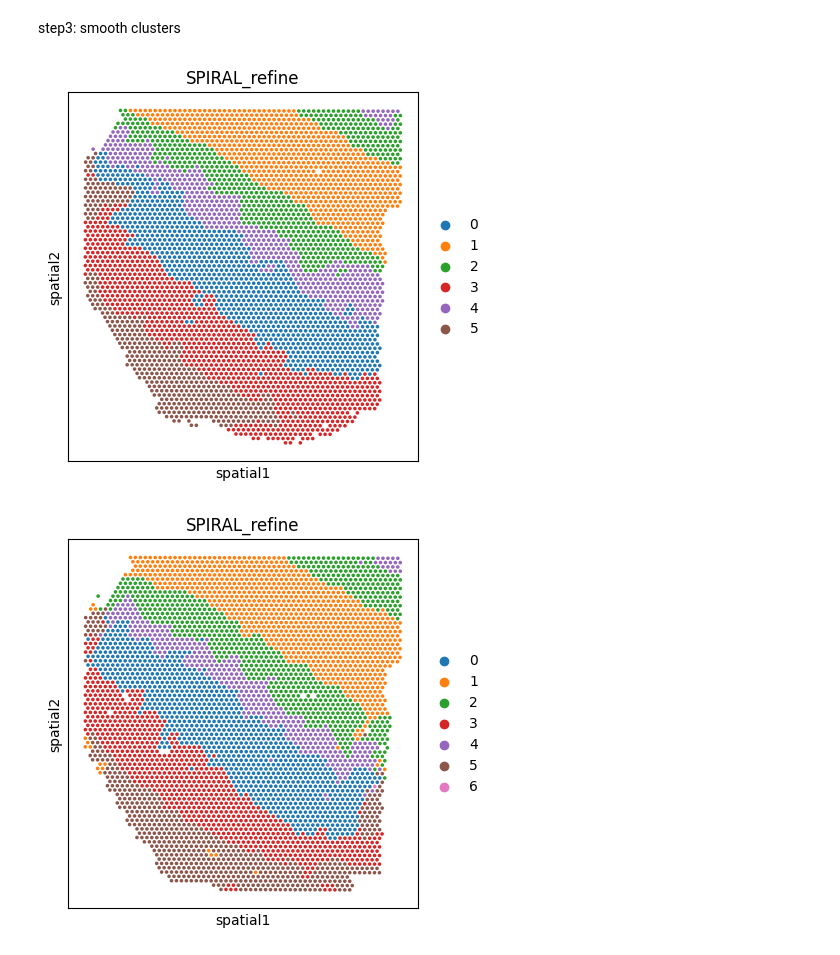
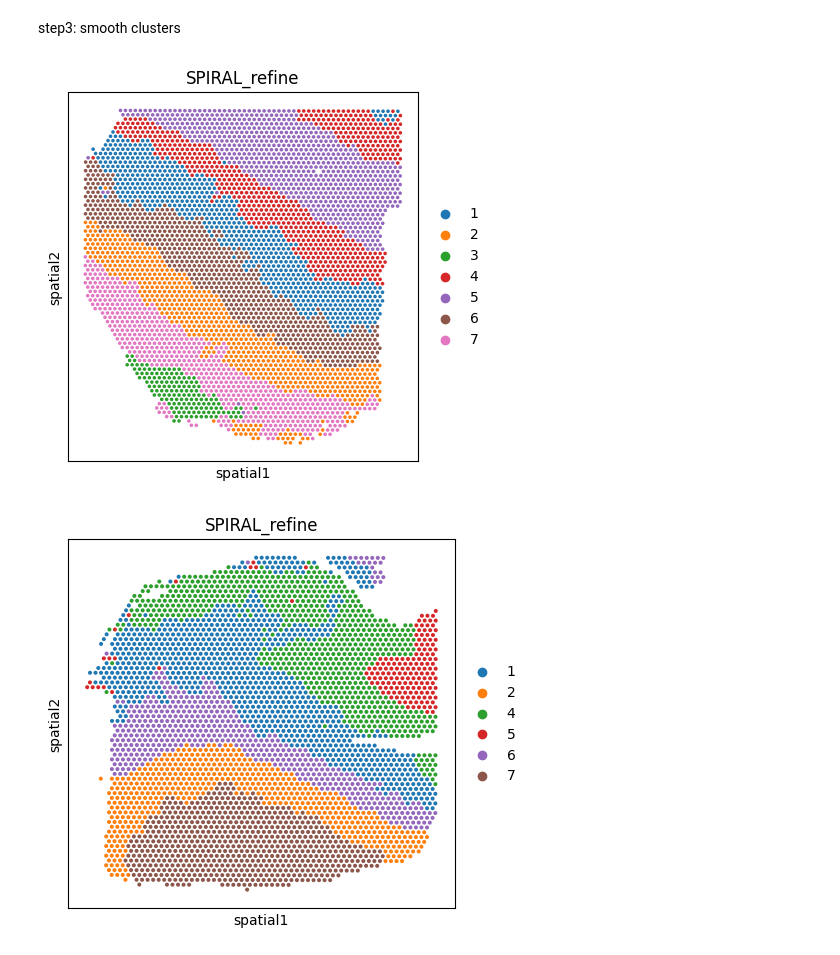
Before and after one commit to TheLittleJimmy/SPIRAL_pyG, a Jupyter notebook: demo/demo_DLPFC.ipynb, the cells around one changed output. Drawn from its saved outputs; the diff is of its cells as text; code cells hidden in the pictures.

```diff
--- a/demo/demo_DLPFC.ipynb
+++ b/demo/demo_DLPFC.ipynb
@@ -80,7 +80,7 @@ parser.add_argument('--Q', type=float, default=1.0, help='Control parameter to i
 
 
 parser.add_argument('--epochs', type=int, default=100, help='Number of epochs to train.')
-parser.add_argument('--batch_size', type=int, default=1024, help='Size of batches to train.')
+parser.add_argument('--batch_size', type=int, default=2048, help='Size of batches to train.')
 parser.add_argument('--lr', type=float, default=1e-3, help='Initial learning rate.')
 parser.add_argument('--weight_decay', type=float, default=5e-4, help='Weight decay.')
 parser.add_argument('--alpha1', type=float, default=N, help='Weight of decoder loss.')
@@ -144,21 +144,21 @@ step2: clustering
 # ann.obsm['spiral']=embed1.iloc[:,SPII.params.znoise_dim:].values
 # sc.pp.neighbors(ann,use_rep='spiral')
 
-# n_clust=7
-res1=0.6 ####adjust to make sure 7 clusters
-res2=0.9
-sc.tl.leiden(ann,resolution=res1)
-sc.tl.louvain(ann,resolution=res2)
-# ann = mclust_R(ann, used_obsm='spiral', num_cluster=n_clust)
+n_clust=7
+# res1=0.6 ####adjust to make sure 7 clusters
+# res2=0.6
+# sc.tl.leiden(ann,resolution=res1)
+# sc.tl.louvain(ann,resolution=res2)
+ann = mclust_R(ann, used_obsm='spiral', num_cluster=n_clust)
 
-# ann.obs['batch']=SPII.meta.loc[:,'batch'].values
-# ub=np.unique(ann.obs['batch'])
-# sc.tl.umap(ann)
-# coord=pd.read_csv(coord_file[0],header=0,index_col=0)
-# for i in np.arange(1,len(samples)):
-#     coord=pd.concat((coord,pd.read_csv(coord_file[i],header=0,index_col=0)))
+ann.obs['batch']=SPII.meta.loc[:,'batch'].values
+ub=np.unique(ann.obs['batch'])
+sc.tl.umap(ann)
+coord=pd.read_csv(coord_file[0],header=0,index_col=0)
+for i in np.arange(1,len(samples)):
+    coord=pd.concat((coord,pd.read_csv(coord_file[i],header=0,index_col=0)))
 
-# coord.columns=['y','x']
-# ann.obsm['spatial']=coord.loc[ann.obs_names,:].values
+coord.columns=['y','x']
+ann.obsm['spatial']=coord.loc[ann.obs_names,:].values
 # # cluster_file=dirs+"gtt_output/SPIRAL"+flags+"_louvain.csv"
 # # pd.DataFrame(ann.obs['louvain']).to_csv(cluster_file)
@@ -188,7 +197,7 @@ step3: smooth clusters
 # %%
 from smooting_clustering import refine
 from sklearn.metrics.pairwise import euclidean_distances
-ann.obs['SPIRAL']=ann.obs['louvain']
+ann.obs['SPIRAL']=ann.obs['mclust']
 ann.obs['SPIRAL_refine']=ann.obs['SPIRAL']
 ub=np.unique(ann.obs['batch'])
 for i in range(len(ub)):
@@ -205,13 +214,13 @@ for i in range(len(ub)):
 # %%
 metric='SPIRAL_refine'
 ann1=ann[ann.obs['batch']==ub[0],:]
 sc.pl.spatial(ann1,color=metric, spot_size=100)
-ann1=ann[ann.obs['batch']==ub[1],:]
+ann1=ann[ann.obs['batch']==ub[4],:]
 sc.pl.spatial(ann1,color=metric, spot_size=100)
-ann1=ann[ann.obs['batch']==ub[2],:]
+ann1=ann[ann.obs['batch']==ub[8],:]
 sc.pl.spatial(ann1,color=metric, spot_size=100)
-ann1=ann[ann.obs['batch']==ub[3],:]
+ann1=ann[ann.obs['batch']==ub[11],:]
 sc.pl.spatial(ann1,color=metric, spot_size=100)
 # %% [output]
-[figure, old version]
+[figure, new version]
-[figure, old version]
+[figure, new version]
```
Also changed, not shown: parts of 4 cells of this notebook.
